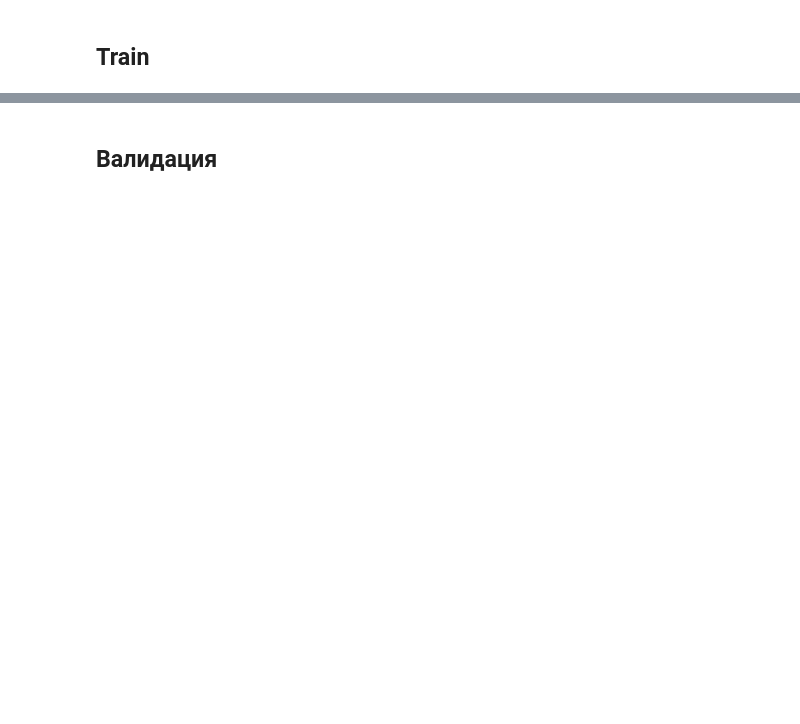
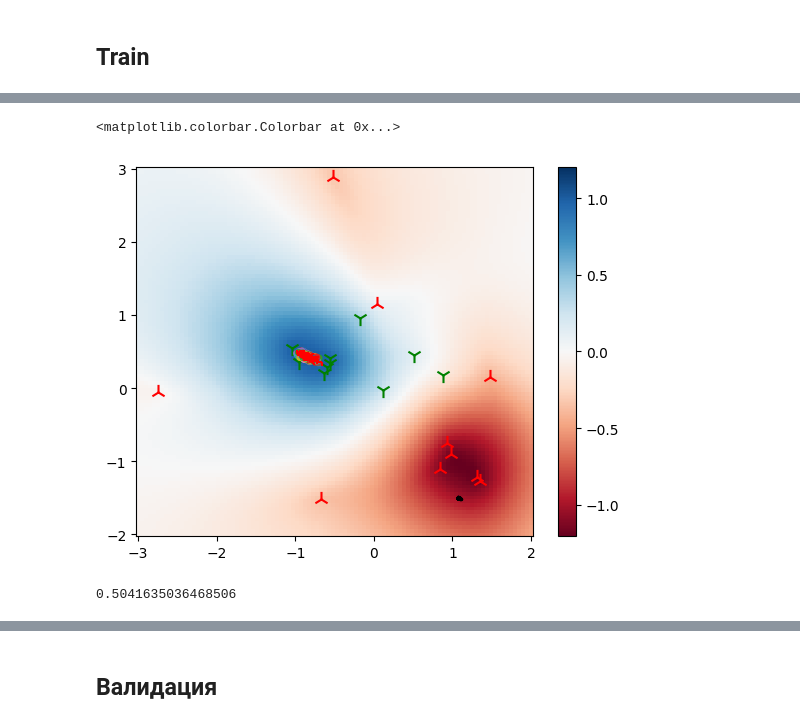
Before and after one commit to kenoma/pytorch-fuzzy, a Jupyter notebook: experiments_anomaly_detection_3.ipynb, the cells around one changed output, grey strips where cells are left out. Drawn from its saved outputs; the diff is of its cells as text; code cells hidden in the pictures; blank space fills up the shorter version.

```diff
--- a/experiments_anomaly_detection_3.ipynb
+++ b/experiments_anomaly_detection_3.ipynb
@@ -446,3 +415,79 @@ for epoch in range(niter):
+# %%
+centroids_real = netD.real[0].get_centroids().detach().cpu().numpy()
+centroids_fake = netD.fake[0].get_centroids().detach().cpu().numpy()
+
+embedings = []
+embedings_test = []
+labels_expected = []
+
+cnt = 3
+with torch.no_grad():
+    for data, target in tqdm(train_loader, desc='Encoding', disable=True):
+        data = data.view((-1,1,28,28)).to(device)
+        embeding = netD.main(data)
+        embedings.append(embeding.cpu().numpy())
+        labels_expected.append(np.argmax(target.squeeze(1).cpu().numpy(), axis=1))
+        cnt -= 1
+        if cnt < 0:
+            break
+
+embedings = np.concatenate(embedings, axis=0)
+labels_expected = np.concatenate(labels_expected, axis=0)
+
+cnt = 3
+with torch.no_grad():
+    for data, target in tqdm(test_loader, desc='Encoding', disable=True):
+        data = data.view((-1,1,28,28)).to(device)
+        embeding = netD.main(data)
+        embedings_test.append(embeding.cpu().numpy())
+        cnt -= 1
+        if cnt < 0:
+            break
+embedings_test = np.concatenate(embedings_test, axis=0)
+
+embedings_fake = []
+
+with torch.no_grad():
+    batch_size = 256
+    latent_size = 100
+
+    fixed_noise = torch.randn(batch_size, latent_size, 1, 1)
+    if torch.cuda.is_available():
+        fixed_noise = fixed_noise.cuda()
+    fake_images = netG(fixed_noise)
+    embeding = netD.main(fake_images)
+    embedings_fake.append(embeding.cpu().numpy())
+
+embedings_fake = np.concatenate(embedings_fake, axis=0)
+
+szw = 100
+mesh = []
+for x in np.linspace(-3, 2, num=szw):
+    for y in np.linspace(-2, 3, num=szw):
+        mesh.append([x,y])
+x = np.array([a[0] for a in mesh]).reshape((szw,szw))
+y = np.array([a[1] for a in mesh]).reshape((szw,szw))
+inp = torch.FloatTensor(mesh).reshape((-1, 2)).to(device)
+z = (netD.real(inp)+netD.fake(inp)).detach().cpu().numpy().reshape((szw,szw))
+
+#plt.imshow(z.reshape((szw,szw)), cmap='hot', interpolation='nearest')
+#plt.show()
+z_min, z_max = -np.abs(z).max(), np.abs(z).max()
+fig, ax = plt.subplots()
+c = ax.pcolormesh(x, y, z, cmap='RdBu', vmin=z_min, vmax=z_max)
+#ax.axis([x.min(), x.max(), y.min(), y.max()])
+ax.scatter(centroids_real[:, 0], centroids_real[:,1], marker='1', c='green', s= 120)
+ax.scatter(centroids_fake[:, 0], centroids_fake[:,1], marker='2', c='red', s= 120)
+ax.scatter(embedings[:, 0], embedings[:, 1], c=labels_expected, cmap='tab10', s=16)
+ax.scatter(embedings_test[:, 0], embedings_test[:, 1], marker='+', c='red', s = 1)
+ax.scatter(embedings_fake[:, 0], embedings_fake[:, 1], c='black', marker='o', s=2)
+
+fig.colorbar(c, ax=ax)
+# %% [output]
+<matplotlib.colorbar.Colorbar at 0x...>
+[figure, added]
 # %%
-netD.core[0](torch.tensor([[-6.0, -5.0]]).to(device))
+netD.real(torch.tensor([[0.75, -0.6]]).to(device)).item()
+# %% [output]
+0.5041635036468506
 # %%
```
Also changed, not shown: parts of 18 cells of this notebook, 38 other files.
